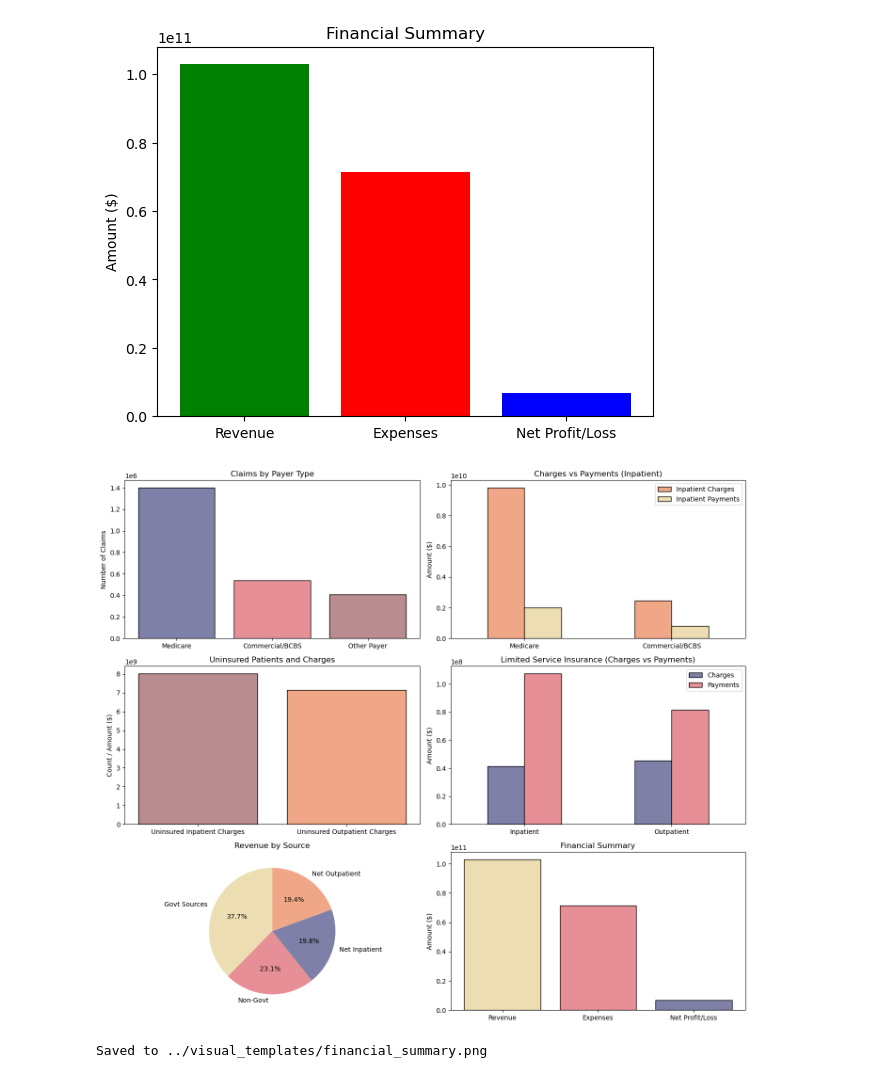
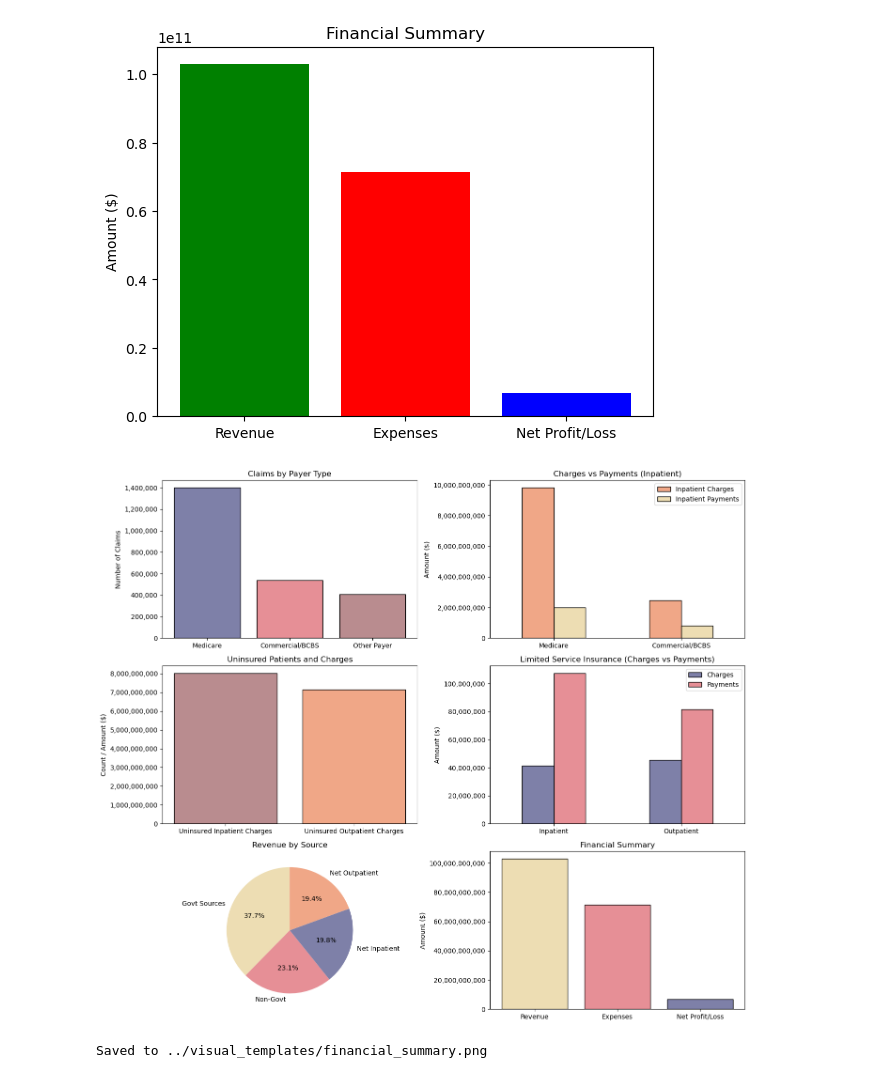
Before and after one commit to navyan0245/geographic_desparities, a Jupyter notebook: notebook/geographic_plots.ipynb, the cells around one changed output. Cells and saved outputs as stored; diff of their text form; code cells hidden in the pictures.

```diff
--- a/notebook/geographic_plots.ipynb
+++ b/notebook/geographic_plots.ipynb
@@ -122,6 +122,13 @@ plt.show()
 # %% [output]
 [figure]
 # %%
+import matplotlib.pyplot as plt
+from matplotlib.ticker import FuncFormatter
+import pandas as pd
+
+# Formatter for y-axis numbers
+formatter = FuncFormatter(lambda x, _: f"{int(x):,}")
+
 # Create figure with subplots
 fig, axes = plt.subplots(3, 2, figsize=(14, 12))
 axes = axes.flatten()  # flatten for easy indexing
@@ -148,6 +155,7 @@ axes[0].bar(claims.keys(), claims.values(),
 axes[0].set_title("Claims by Payer Type")
 axes[0].set_ylabel("Number of Claims")
 axes[0].tick_params(axis="x", rotation=0, labelsize=10)
+axes[0].yaxis.set_major_formatter(formatter)
 
 # -------------------------------
 # 2. Charges vs Payments (Inpatient)
@@ -163,6 +171,7 @@ charges_payments.plot(kind="bar", ax=axes[1],
 axes[1].set_title("Charges vs Payments (Inpatient)")
 axes[1].set_ylabel("Amount ($)")
 axes[1].tick_params(axis="x", rotation=0, labelsize=10)
+axes[1].yaxis.set_major_formatter(formatter)
 
 # -------------------------------
 # 3. Uninsured Impact
@@ -176,6 +185,7 @@ axes[2].bar(uninsured.keys(), uninsured.values(),
 axes[2].set_title("Uninsured Patients and Charges")
 axes[2].set_ylabel("Count / Amount ($)")
 axes[2].tick_params(axis="x", rotation=0, labelsize=10)
+axes[2].yaxis.set_major_formatter(formatter)
 
 # -------------------------------
 # 4. Limited Service Insurance
@@ -191,6 +201,7 @@ limited_service.plot(kind="bar", ax=axes[3],
 axes[3].set_title("Limited Service Insurance (Charges vs Payments)")
 axes[3].set_ylabel("Amount ($)")
 axes[3].tick_params(axis="x", rotation=0, labelsize=10)
+axes[3].yaxis.set_major_formatter(formatter)
 
 # -------------------------------
 # 5. Revenue by Source (Pie)
@@ -205,32 +216,33 @@ axes[4].pie(revenue.values(), labels=revenue.keys(),
             colors=[colors["yellow"], colors["pink"], colors["blue"], colors["orange"]],
             autopct="%1.1f%%", startangle=90)
 axes[4].set_title("Revenue by Source")
 
 # -------------------------------
 # 6. Financial Summary
 # -------------------------------
 revenue_total = df_all_years["total_revenue"].sum()
 expenses_total = df_all_years["total_expenses"].sum()
 net_profit_loss = df_all_years["net_profit_loss"].sum()
 financials = [revenue_total, expenses_total, net_profit_loss]
 labels = ["Revenue", "Expenses", "Net Profit/Loss"]
 
 axes[5].bar(labels, financials,
             color=[colors["yellow"], colors["pink"], colors["blue"]],
             edgecolor="black")
 axes[5].set_title("Financial Summary")
 axes[5].set_ylabel("Amount ($)")
 axes[5].tick_params(axis="x", rotation=0, labelsize=10)
+axes[5].yaxis.set_major_formatter(formatter)
 
 # Adjust layout
 plt.tight_layout()
 
 # Save to local file
 file_path = "../visual_templates/financial_summary.png"
 plt.savefig(file_path, dpi=300)
 plt.show()
 
 print(f"Saved to {file_path}")
 # %% [output]
-[figure, old version]
+[figure, new version]
 Saved to ../visual_templates/financial_summary.png
```
Also changed, not shown: parts of 1 cell of this notebook, 26 other files.
